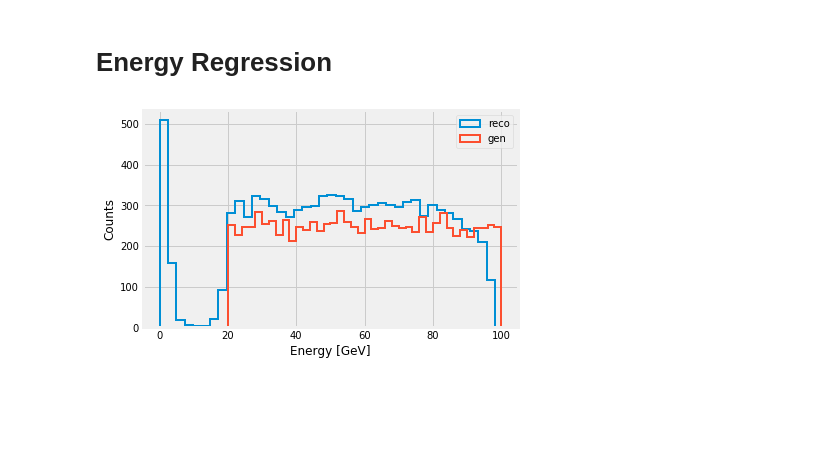
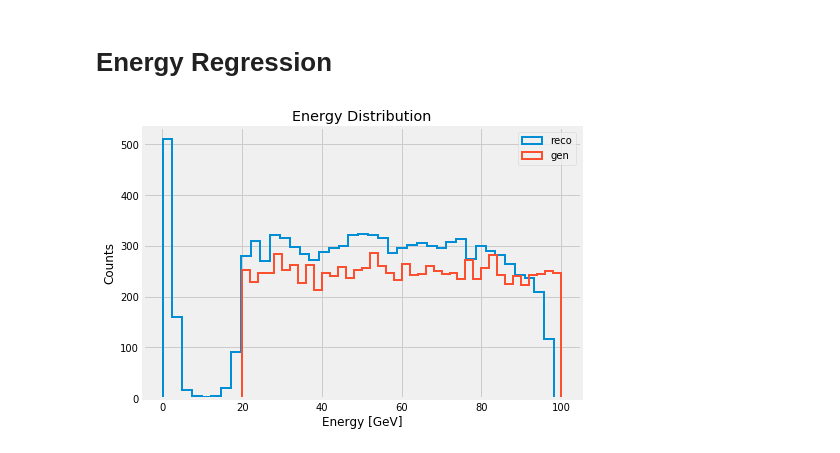
Before and after one commit to jruizvar/cnn-model, a Jupyter notebook: notebooks/analysis.ipynb, the cells around one changed output. Drawn from its saved outputs; the diff is of its cells as text; code cells hidden in the pictures; blank space fills up the shorter version.

```diff
--- a/notebooks/analysis.ipynb
+++ b/notebooks/analysis.ipynb
@@ -101,10 +101,13 @@ labels = np.loadtxt(os.path.join(DATADIR, LABELS))
 # %%
 data_hist = np.array([np.sum(i) for i in data])
 # %%
+plt.figure(figsize=(7,5))
 plt.hist(data_hist, bins=40, histtype='step', linewidth=2., label='reco')
 plt.hist(labels, bins=40, histtype='step', linewidth=2., label='gen')
 plt.xlabel('Energy [GeV]')
 plt.ylabel('Counts')
-plt.legend();
+plt.title('Energy Distribution')
+plt.legend()
+plt.savefig('gen_energy.png');
 # %% [output]
-[figure, old version]
+[figure, new version]
```
Also changed, not shown: 2 other files.
